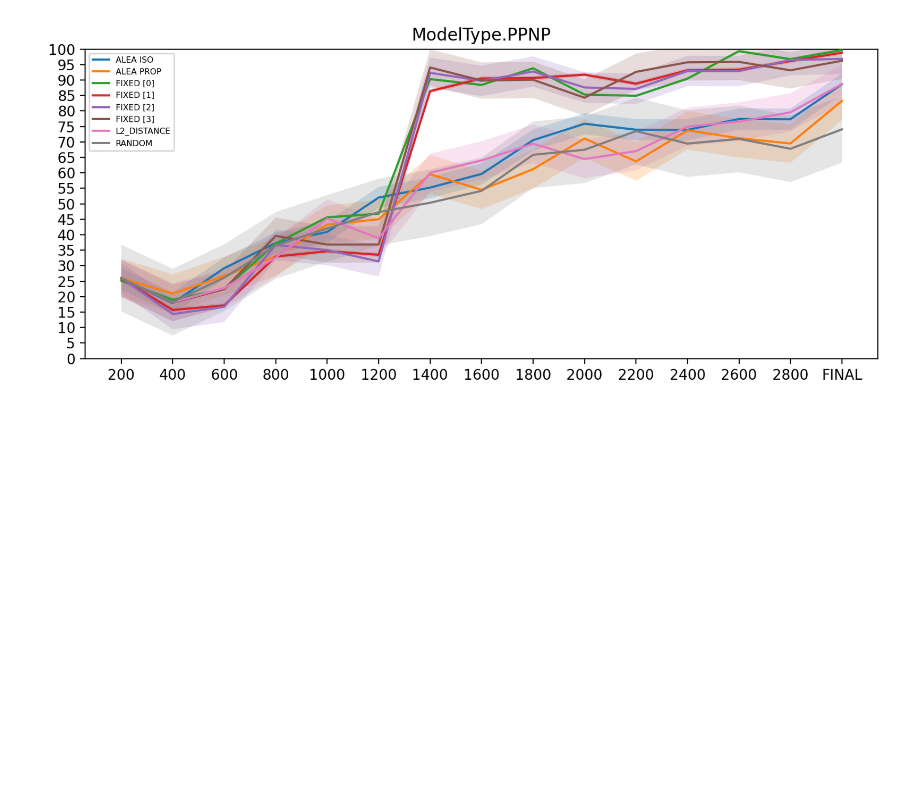
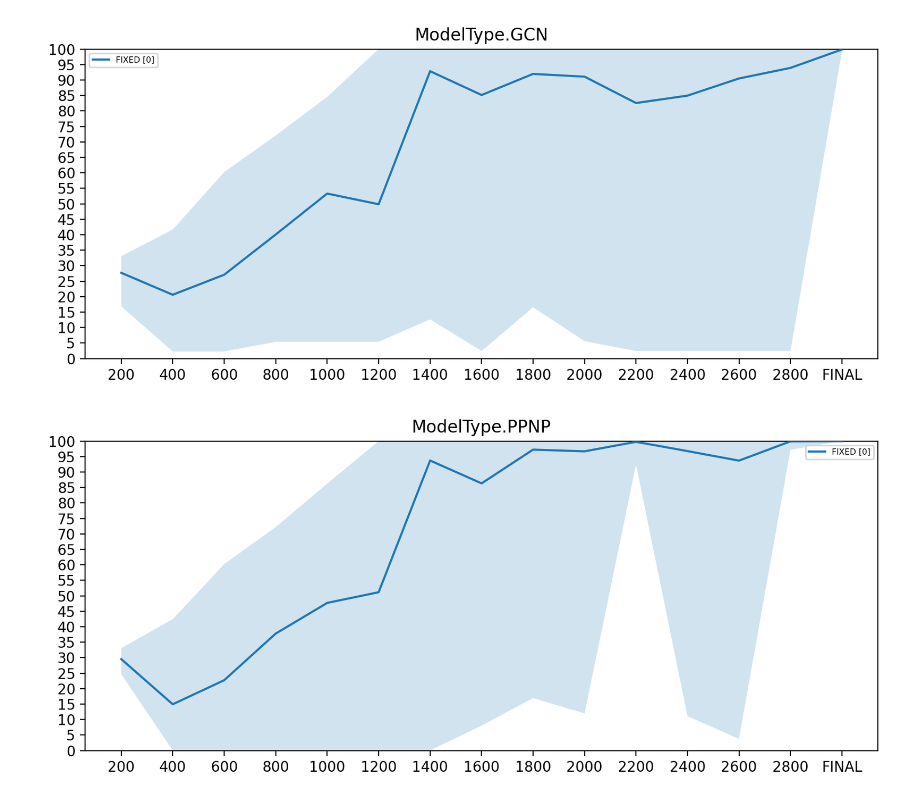
Before and after one commit to antoniooroz/guided-research, a Jupyter notebook: visualizations/active_learning_sbmal.ipynb, the cells around one changed output. Drawn from its saved outputs; the diff is of its cells as text; code cells hidden in the pictures; blank space fills up the shorter version.

```diff
--- a/visualizations/active_learning_sbmal.ipynb
+++ b/visualizations/active_learning_sbmal.ipynb
@@ -4,6 +4,11 @@ import matplotlib.pyplot as plt
 import pandas as pd
 import numpy as np
 from math import floor, ceil, sqrt
+
+############### PARAMS ##################
+tag = "active_learning_sbm_balanced_val0_al2.1_v0"
+only_compare = ['FIXED [0]']
+#########################################
 
 wandb.login()
 
@@ -64,27 +69,8 @@ SUMMARY_FINAL_ACCURACY = '/eval/VALTEST/PROPAGATED/accuracy'
 AL_PREFIX = 'mean/al/'
 AL_SUFFIX = '/VALTEST/PROPAGATED/accuracy'
 
-tag = "active_learning_sbm_balanced_val0_al2_v0"
-
 api = wandb.Api(timeout=100)
 runs = api.runs("tum_daml_ba_antoniooroz/GR2", {"tags" : tag})
-
-"""
-COLOR FROM: https://www.learnui.design/tools/data-color-picker.html#divergent 21.02.2023
-"""
-COLOR_POSSIBILITIES = {
-    'ALEA ISO': '#00876c',
-    'ALEA PROP': '#379469',
-    'EPIST ISO': '#58a066',
-    'EPIST PROP': '#78ab63',
-    'L2_DISTANCE': '#98b561',
-    'RANDOM': '#f95d6a',
-    'FIXED [0, 1, 2, 3]': '#b8bf62',
-    'FIXED [0]': '#e09d4b',
-    'FIXED [1]': '#e18745',
-    'FIXED [2]': '#e06f45',
-    'FIXED [3]': '#d43d51'
-}
 
 runs_per_model = {}
 
@@ -111,6 +97,9 @@ for key, runs in runs_per_model.items():
 
         active_learning_selector = getSelectorName(run)
 
+        if len(only_compare) > 0 and active_learning_selector not in only_compare:
+            continue
+
         for summary_key, summary_value in run.summary.items():
             if summary_key.startswith(AL_PREFIX) and summary_key.endswith(AL_SUFFIX):
                 num = summary_key.replace(AL_PREFIX, '').replace(AL_SUFFIX, '')
@@ -123,33 +112,44 @@ for key, runs in runs_per_model.items():
                     'deviation': run.summary[summary_key.replace('mean/', 'std/', 1)]*100,
                     'error': run.summary[summary_key.replace('mean/', 'std/', 1)]*100/sqrt((SAMPLES)),
                     '95-confidence': run.summary[f"std{SUMMARY_FINAL_ACCURACY}"]*100/sqrt((SAMPLES))*1.95964,
+                    'max': run.summary[summary_key.replace('mean/', 'max/', 1)]*100,
+                    'min': run.summary[summary_key.replace('mean/', 'min/', 1)]*100,
                     'timestep': num,
                     'selector': active_learning_selector
                 })
         datapoints.append({
             'accuracy': run.summary[f"mean{SUMMARY_FINAL_ACCURACY}"]*100,
             'deviation': run.summary[f"std{SUMMARY_FINAL_ACCURACY}"]*100,
             'error': run.summary[f"std{SUMMARY_FINAL_ACCURACY}"]*100/sqrt((SAMPLES)),
             '95-confidence': run.summary[f"std{SUMMARY_FINAL_ACCURACY}"]*100/sqrt((SAMPLES))*1.95964,
+            'max': run.summary[f"max{SUMMARY_FINAL_ACCURACY}"]*100,
+            'min': run.summary[f"min{SUMMARY_FINAL_ACCURACY}"]*100,
             'timestep': 'FINAL',
             'selector': active_learning_selector
         })
 
     sortBy(datapoints)
 
-    df = pd.DataFrame(dict(x=getColumn(datapoints, 'timestep'), y=getColumn(datapoints, 'accuracy'), err=getColumn(datapoints, '95-confidence'), label=getColumn(datapoints, 'selector')))
+    df = pd.DataFrame(dict(
+        x=getColumn(datapoints, 'timestep'),
+        y=getColumn(datapoints, 'accuracy'),
+        err=getColumn(datapoints, 'deviation'),
+        label=getColumn(datapoints, 'selector'),
+        minimum=getColumn(datapoints, 'min'),
+        maximum=getColumn(datapoints, 'max')))
     groups = df.groupby('label')
 
     fig, ax = plt.subplots(figsize=(10, 4), dpi=200)
     ax.margins(0.05)
     for name, group in groups:
         ax.set_ylim([0.0, 100])
         ax.plot(group.x, group.y, '-', label=name, zorder=10)
-        ax.fill_between(group.x, group.y-group.err, group.y+group.err, label=f"_{name}", alpha=0.2, zorder=0)
+        ax.fill_between(group.x, group.minimum, group.maximum, label=f"_{name}", alpha=0.2, zorder=0)
         ax.yaxis.set_ticks(np.arange(0, 105, 5))
 
     ax.legend(fontsize = 'xx-small')
     plt.title(key)
     plt.show()
 # %% [output]
-[figure, old version]
+[figure, new version]
+[figure, added]
```
Also changed, not shown: 3 other files.
